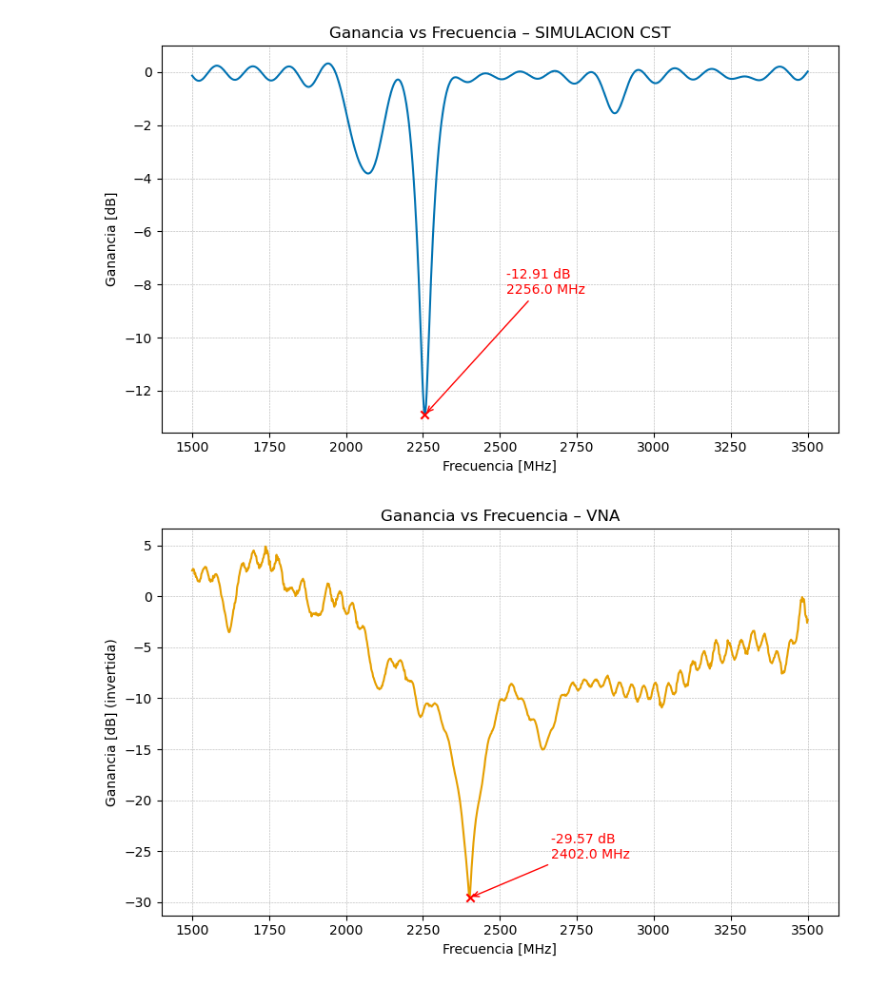
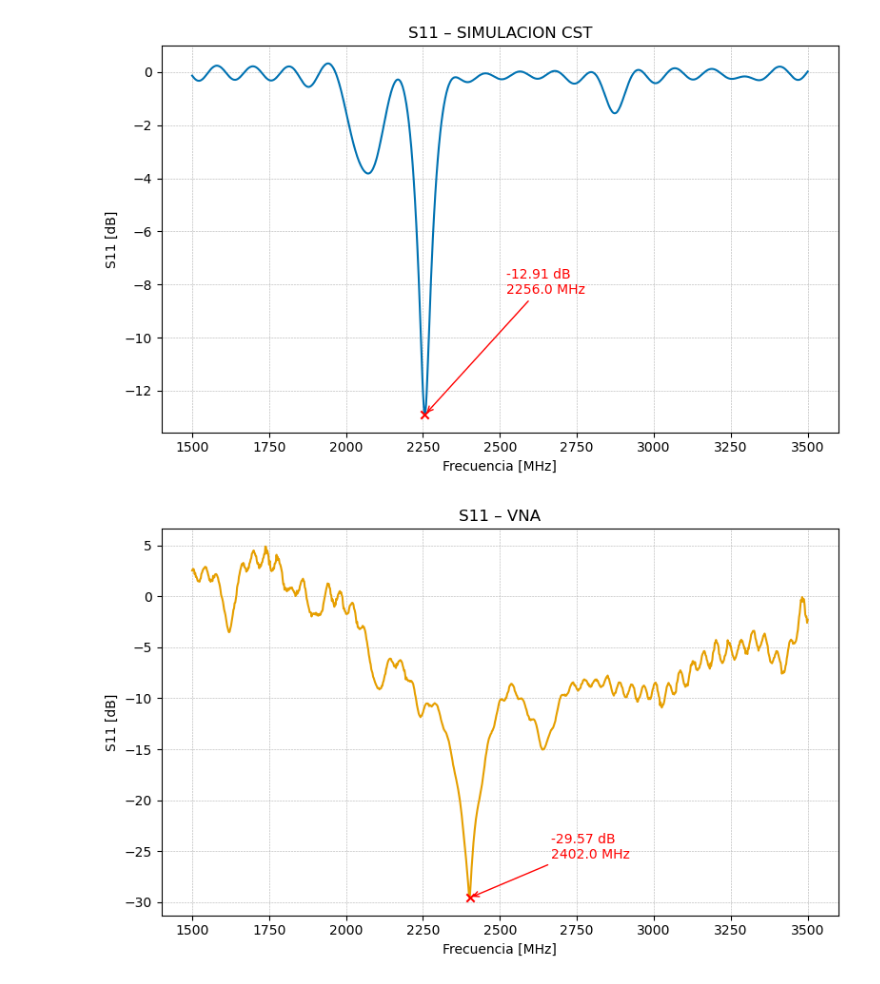
Before and after one commit to jjagerezjimenez/Antena_Patch_2.4GHz_2x2, a Jupyter notebook: Resultados Antena/Comp_S-parameters.ipynb, the cells around one changed output. Cells and saved outputs as stored; diff of their text form; code cells hidden in the pictures.

```diff
--- a/Resultados Antena/Comp_S-parameters.ipynb
+++ b/Resultados Antena/Comp_S-parameters.ipynb
@@ -116,45 +116,45 @@ plt.figure(figsize=(8, 5))
 ax = plt.gca()
 ax.plot(df_cst["Frequency_MHz"], df_cst["Gain_dB"], color="#0072B2")
 annotate_min(ax, fmin_cst, gmin_cst, color="red")
-ax.set_title("Ganancia vs Frecuencia – SIMULACION CST")
+ax.set_title("S11 – SIMULACION CST")
 ax.set_xlabel("Frecuencia [MHz]")
-ax.set_ylabel("Ganancia [dB]")
+ax.set_ylabel("S11 [dB]")
 ax.grid(True, linestyle="--", linewidth=0.4)
 plt.tight_layout()
 plt.show()
 
 # -------------------------------------------------------------------------
 # 7. Gráfica individual: MATP
 # -------------------------------------------------------------------------
 plt.figure(figsize=(8, 5))
 ax = plt.gca()
 ax.plot(df_matp["Frequency_MHz"], df_matp["Gain_dB"], color="#E69F00")
 annotate_min(ax, fmin_matp, gmin_matp, color="red")
-ax.set_title("Ganancia vs Frecuencia – VNA")
+ax.set_title("S11 – VNA")
 ax.set_xlabel("Frecuencia [MHz]")
-ax.set_ylabel("Ganancia [dB] (invertida)")
+ax.set_ylabel("S11 [dB]")
 ax.grid(True, linestyle="--", linewidth=0.4)
 plt.tight_layout()
 plt.show()
 
 # -------------------------------------------------------------------------
 # 8. Gráfica comparativa
 # -------------------------------------------------------------------------
 plt.figure(figsize=(9, 5))
 ax = plt.gca()
 ax.plot(df_cst["Frequency_MHz"], df_cst["Gain_dB"],
         label="SIMULACION CST", color="#0072B2")
 ax.plot(df_matp["Frequency_MHz"], df_matp["Gain_dB"],
         label="VNA", color="#D55E00")
 annotate_min(ax, fmin_cst,  gmin_cst,  color="blue", other_x=fmin_matp)
 annotate_min(ax, fmin_matp, gmin_matp, color="red",  other_x=fmin_cst)
-ax.set_title("Comparación de Ganancias")
+ax.set_title("Comparación S11")
 ax.set_xlabel("Frecuencia [MHz]")
-ax.set_ylabel("Ganancia [dB]")
+ax.set_ylabel("S11 [dB]")
 ax.legend()
 ax.grid(True, linestyle="--", linewidth=0.4)
 plt.tight_layout()
 plt.show()
 # %% [output]
-[figure, old version]
+[figure, new version]
-[figure, old version]
+[figure, new version]
```
Also changed, not shown: parts of 1 cell of this notebook, 1 other file.
